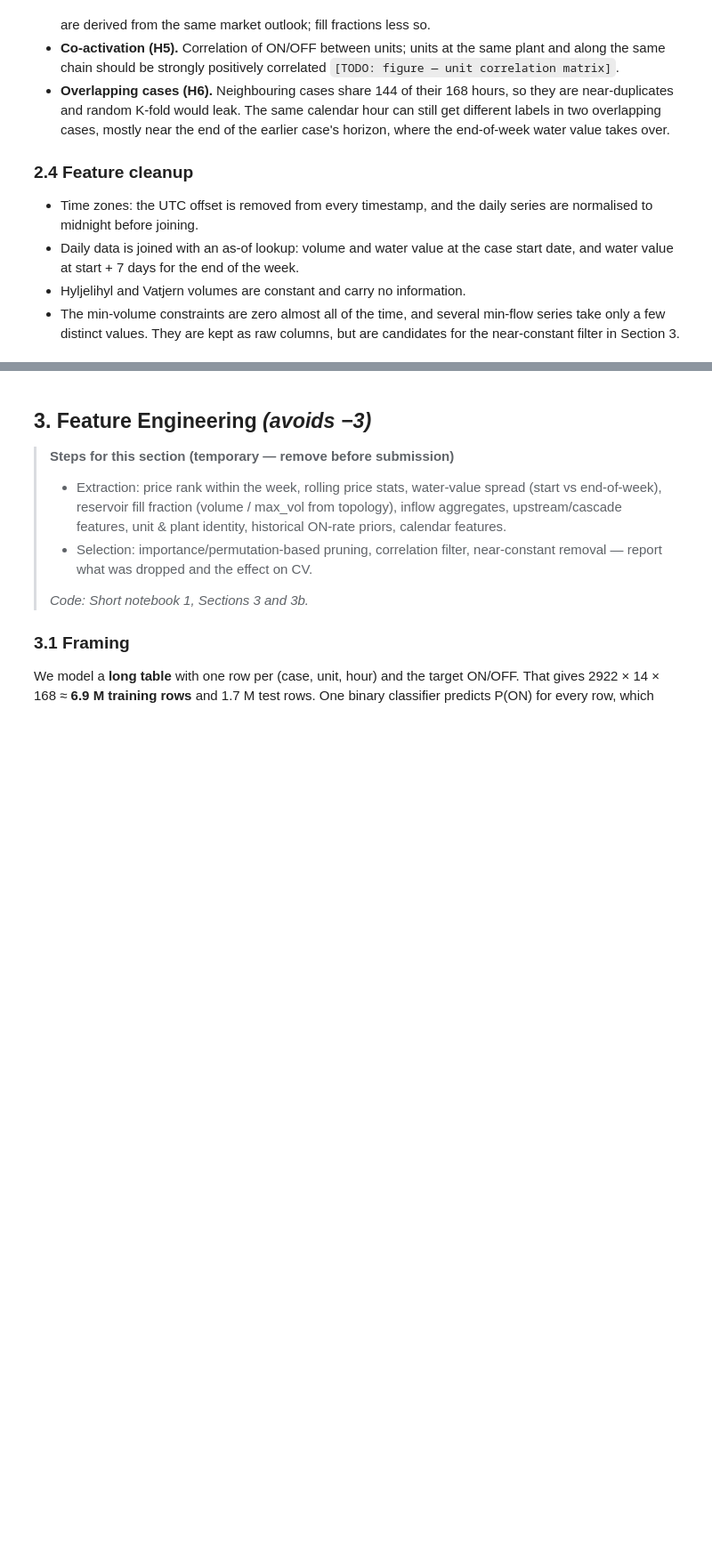
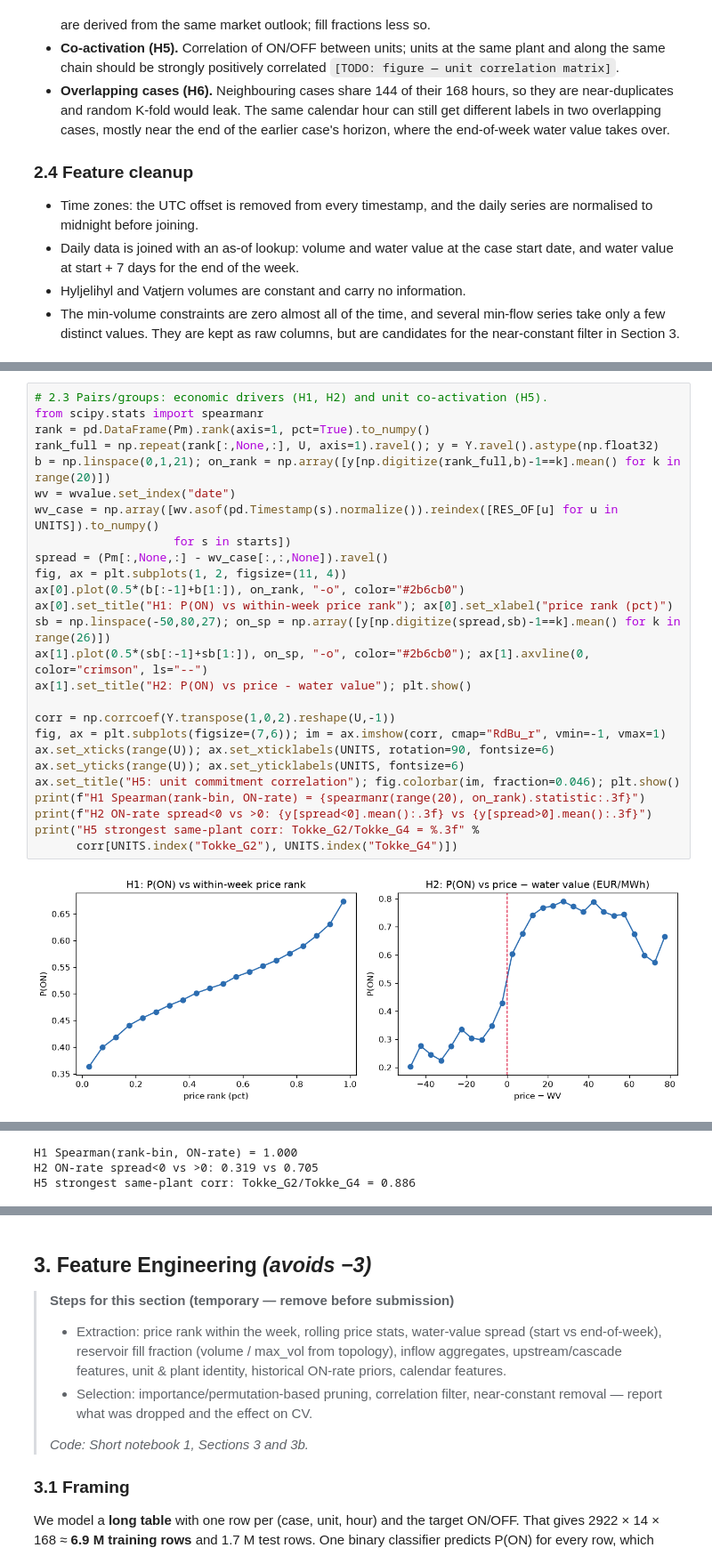
Before and after one commit to Mathole01/ML-group-project-TDT4173, a Jupyter notebook: Report.ipynb, the cells around one changed output, grey strips where cells are left out. Shown at 89% size. Drawn from its saved outputs; the diff is of its cells as text; blank space fills up the shorter version.

```diff
--- a/Report.ipynb
+++ b/Report.ipynb
@@ -166,0 +259,28 @@ All time series are stamped in **UTC**. The hourly series are price, inflow and
+# %%
+# 2.3 Pairs/groups: economic drivers (H1, H2) and unit co-activation (H5).
+from scipy.stats import spearmanr
+rank = pd.DataFrame(Pm).rank(axis=1, pct=True).to_numpy()
+rank_full = np.repeat(rank[:,None,:], U, axis=1).ravel(); y = Y.ravel().astype(np.float32)
+b = np.linspace(0,1,21); on_rank = np.array([y[np.digitize(rank_full,b)-1==k].mean() for k in range(20)])
+wv = wvalue.set_index("date")
+wv_case = np.array([wv.asof(pd.Timestamp(s).normalize()).reindex([RES_OF[u] for u in UNITS]).to_numpy()
+                    for s in starts])
+spread = (Pm[:,None,:] - wv_case[:,:,None]).ravel()
+fig, ax = plt.subplots(1, 2, figsize=(11, 4))
+ax[0].plot(0.5*(b[:-1]+b[1:]), on_rank, "-o", color="#2b6cb0")
+ax[0].set_title("H1: P(ON) vs within-week price rank"); ax[0].set_xlabel("price rank (pct)")
+sb = np.linspace(-50,80,27); on_sp = np.array([y[np.digitize(spread,sb)-1==k].mean() for k in range(26)])
+ax[1].plot(0.5*(sb[:-1]+sb[1:]), on_sp, "-o", color="#2b6cb0"); ax[1].axvline(0, color="crimson", ls="--")
+ax[1].set_title("H2: P(ON) vs price - water value"); plt.show()
+
+corr = np.corrcoef(Y.transpose(1,0,2).reshape(U,-1))
+fig, ax = plt.subplots(figsize=(7,6)); im = ax.imshow(corr, cmap="RdBu_r", vmin=-1, vmax=1)
+ax.set_xticks(range(U)); ax.set_xticklabels(UNITS, rotation=90, fontsize=6)
+ax.set_yticks(range(U)); ax.set_yticklabels(UNITS, fontsize=6)
+ax.set_title("H5: unit commitment correlation"); fig.colorbar(im, fraction=0.046); plt.show()
+print(f"H1 Spearman(rank-bin, ON-rate) = {spearmanr(range(20), on_rank).statistic:.3f}")
+print(f"H2 ON-rate spread<0 vs >0: {y[spread<0].mean():.3f} vs {y[spread>0].mean():.3f}")
+print("H5 strongest same-plant corr: Tokke_G2/Tokke_G4 = %.3f" %
+      corr[UNITS.index("Tokke_G2"), UNITS.index("Tokke_G4")])
+# %% [output]
+[figure, added]
@@ -166,0 +288,3 @@ All time series are stamped in **UTC**. The hourly series are price, inflow and
+H1 Spearman(rank-bin, ON-rate) = 1.000
+H2 ON-rate spread<0 vs >0: 0.319 vs 0.705
+H5 strongest same-plant corr: Tokke_G2/Tokke_G4 = 0.886
```
Also changed, not shown: parts of 13 cells of this notebook, 4 other files.
